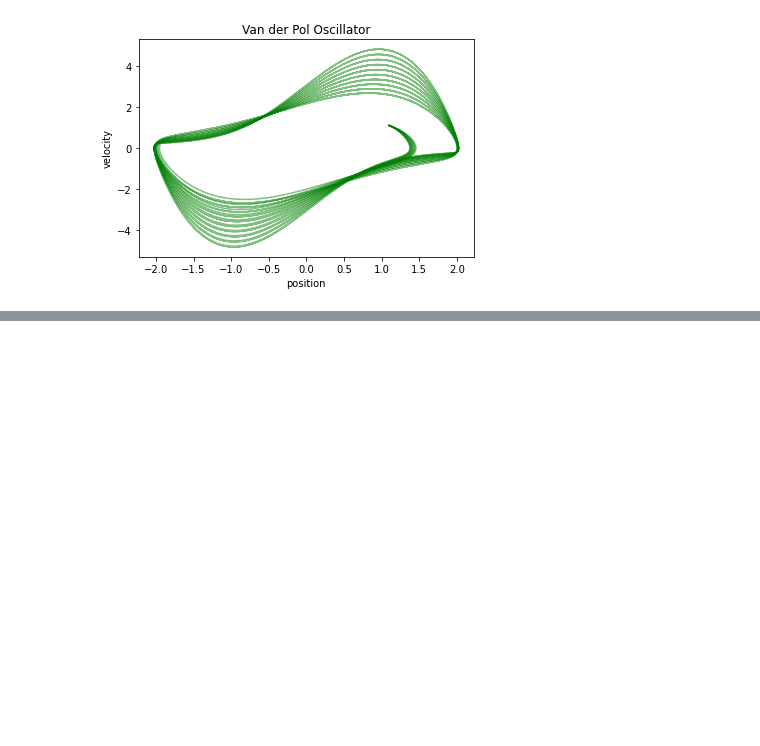
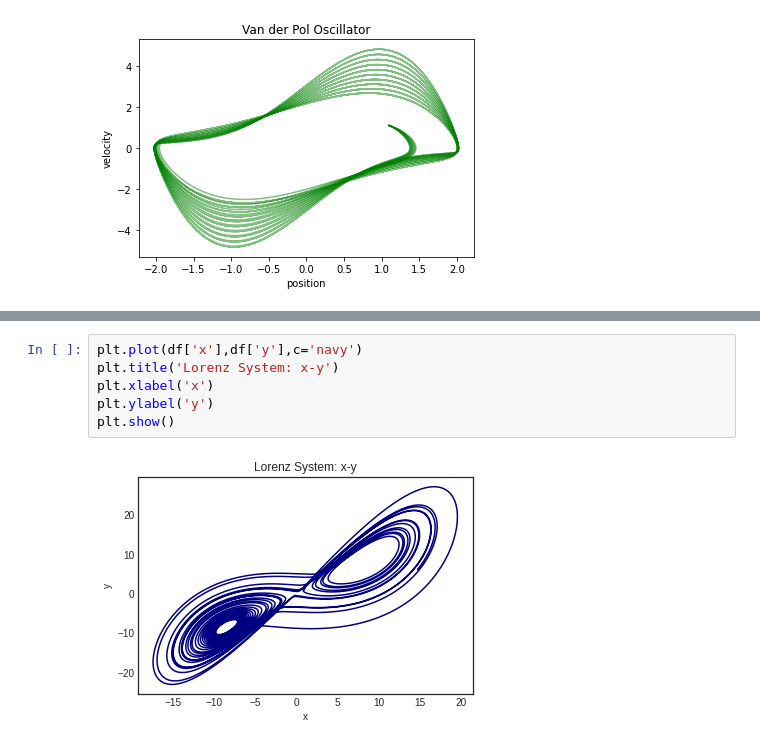
Before and after one commit to andreaspzeniou/Differential-equations, a Jupyter notebook: Ordinary_Differential_Equations.ipynb, the cells around one changed output, grey strips where cells are left out. Saved outputs shown, nothing was run; the diff lists cells and outputs as text; blank space fills up the shorter version.

```diff
--- a/Ordinary_Differential_Equations.ipynb
+++ b/Ordinary_Differential_Equations.ipynb
@@ -355,0 +405,8 @@ plt.plot([1.4],[1.0],marker='o', color='white')
+# %%
+plt.plot(df['x'],df['y'],c='navy')
+plt.title('Lorenz System: x-y')
+plt.xlabel('x')
+plt.ylabel('y')
+plt.show()
+# %% [output]
+[figure, added]
```
Also changed, not shown: parts of 11 cells of this notebook.
